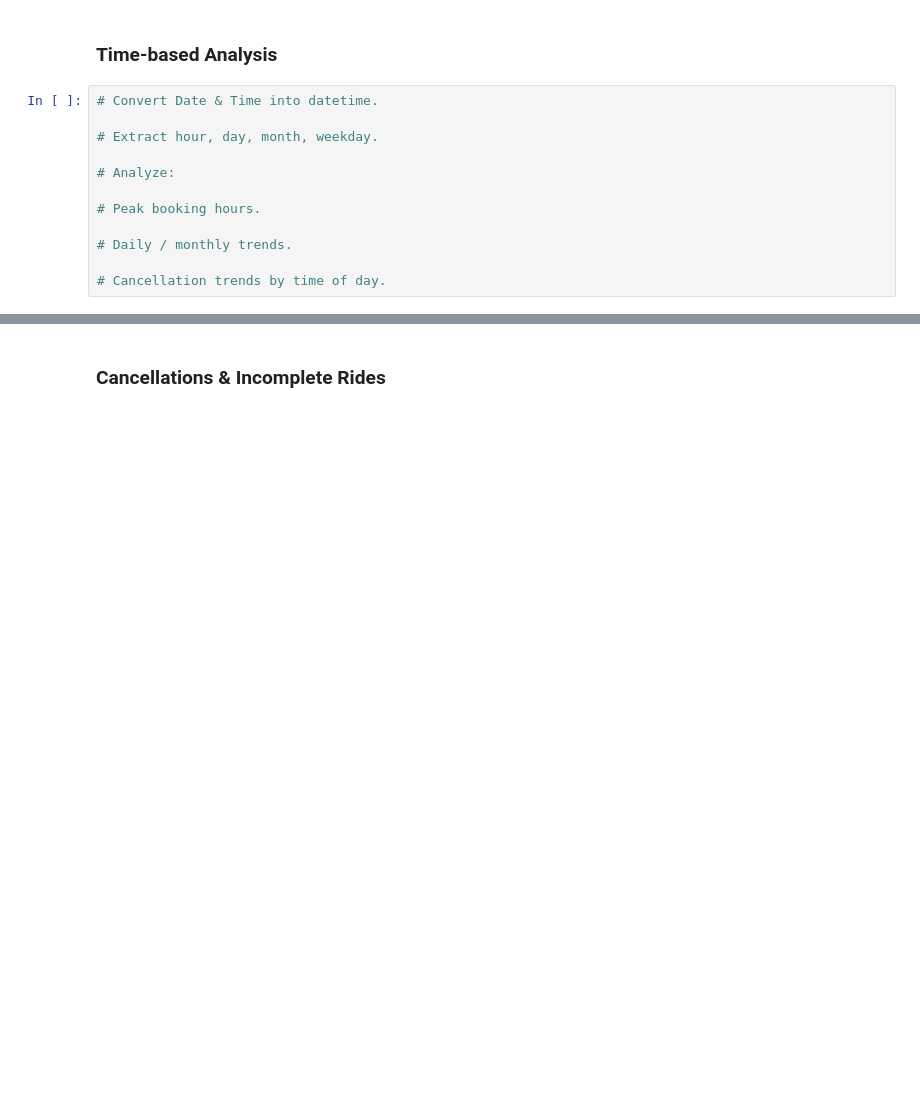
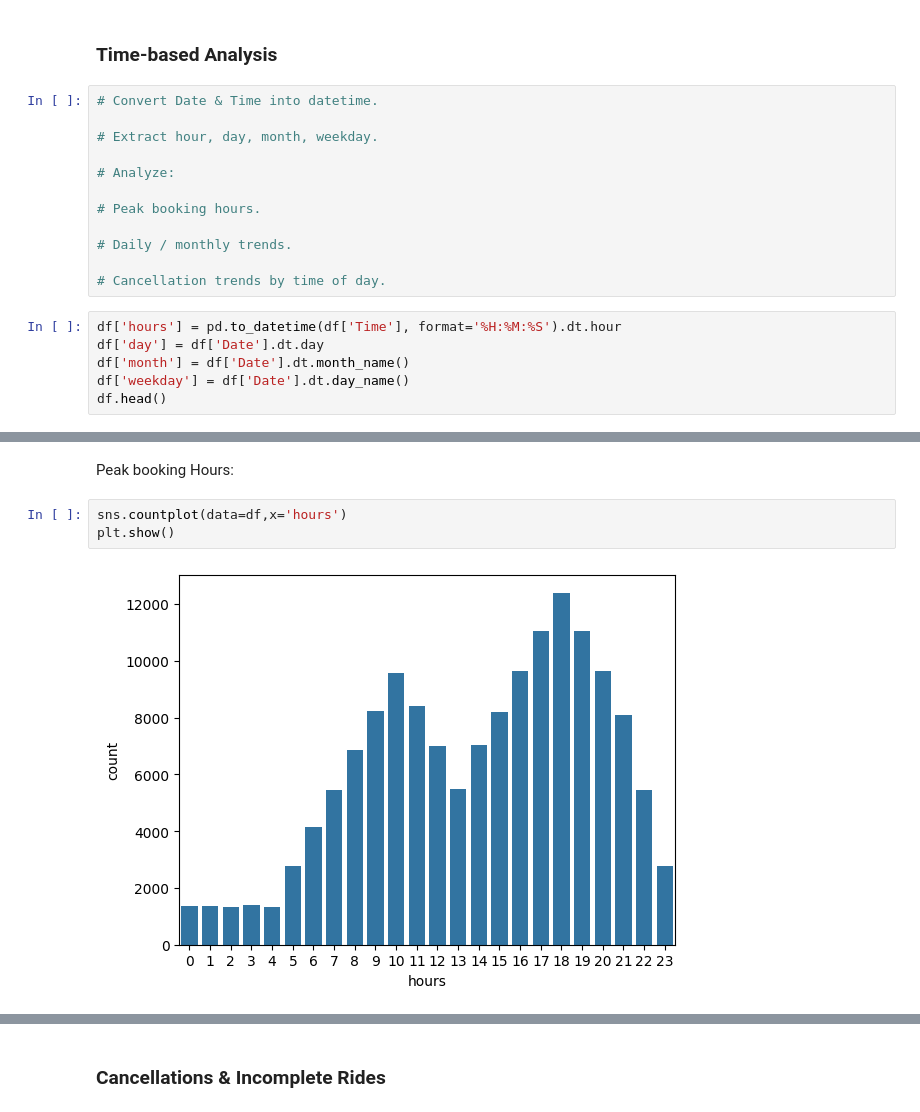
Before and after one commit to ARUN-R-DAS/uber_data_analysis, a Jupyter notebook: uber.ipynb, the cells around one changed output, grey strips where cells are left out. Saved outputs shown, nothing was run; the diff lists cells and outputs as text; blank space fills up the shorter version.

```diff
--- a/uber.ipynb
+++ b/uber.ipynb
@@ -443,3 +443,9 @@ plt.show()
 # Daily / monthly trends.
 
 # Cancellation trends by time of day.
+# %%
+df['hours'] = pd.to_datetime(df['Time'], format='%H:%M:%S').dt.hour
+df['day'] = df['Date'].dt.day
+df['month'] = df['Date'].dt.month_name()
+df['weekday'] = df['Date'].dt.day_name()
+df.head()
@@ -445,0 +460,7 @@ plt.show()
+# %% [markdown]
+Peak booking Hours:
+# %%
+sns.countplot(data=df,x='hours')
+plt.show()
+# %% [output]
+[figure, added]
```
Also changed, not shown: parts of 12 cells of this notebook.
